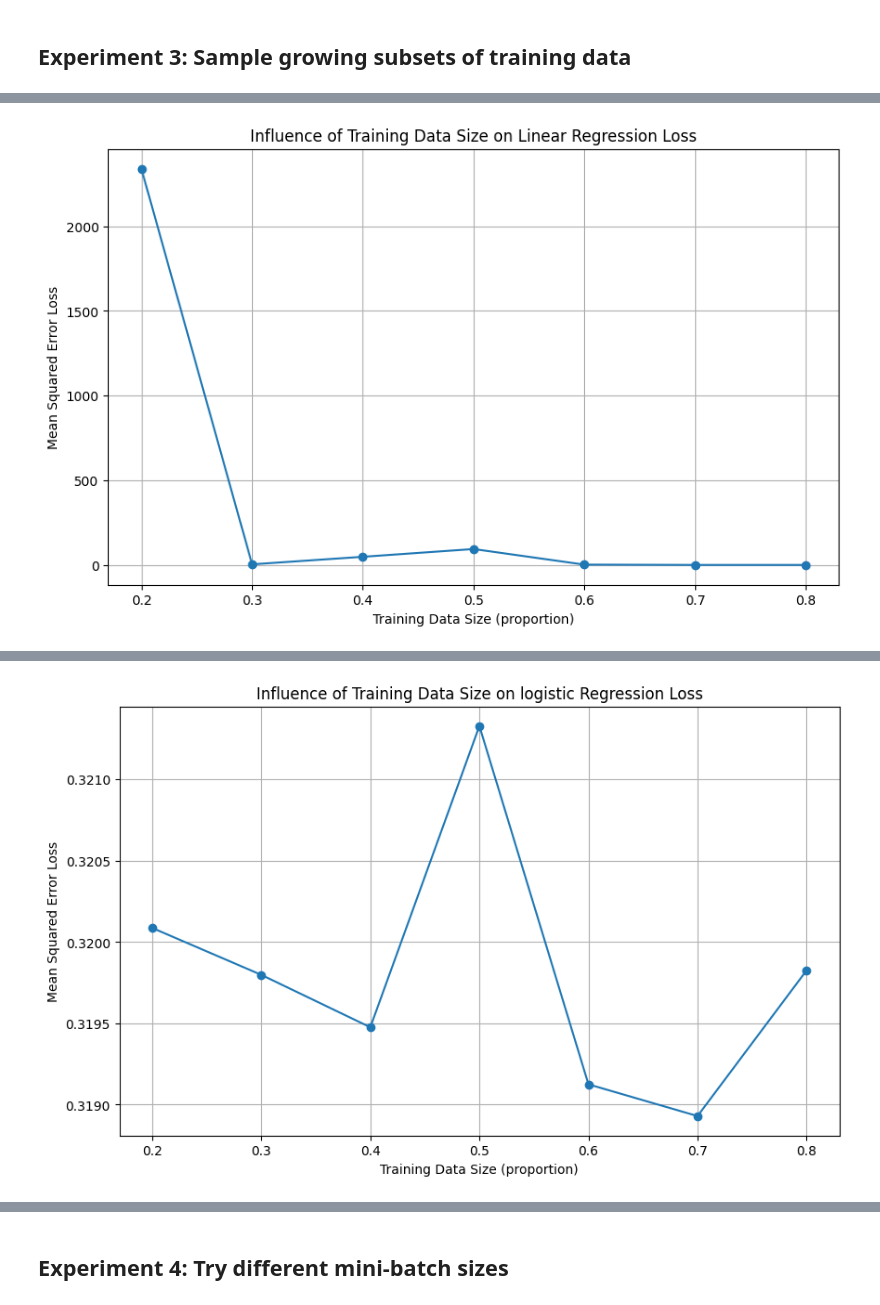
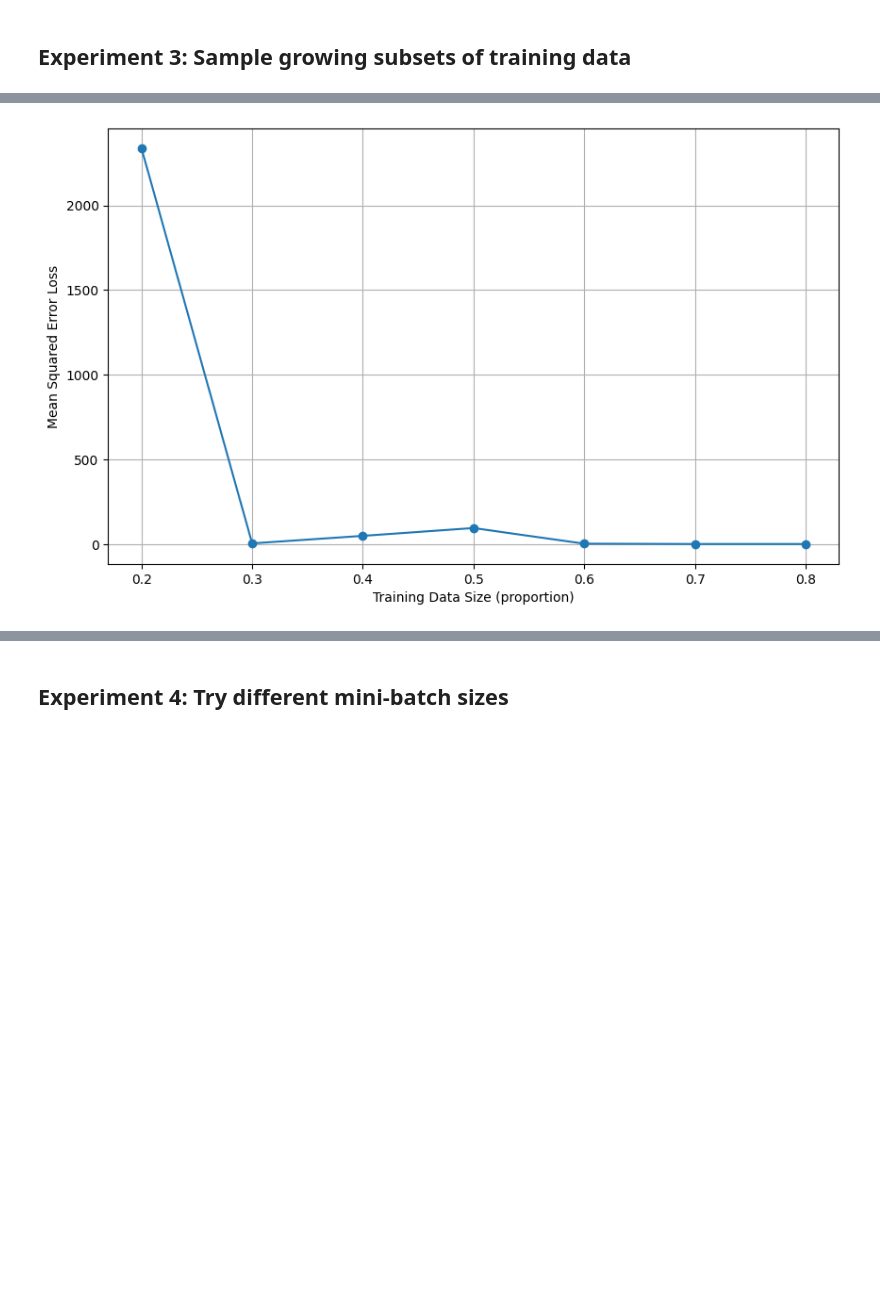
Before and after one commit to HathawayQAQ/COMP551-Machine-Learning, a Jupyter notebook: Assignment1/code.ipynb, the cells around one changed output, grey strips where cells are left out. Drawn from its saved outputs; the diff is of its cells as text; code cells hidden in the pictures; blank space fills up the shorter version.

```diff
--- a/Assignment1/code.ipynb
+++ b/Assignment1/code.ipynb
@@ -338,32 +337,32 @@ def experiment_training_size_influence(X, y, model_selection, train_sizes):
     return losses
 
 train_sizes = [0.2, 0.3, 0.4, 0.5, 0.6, 0.7, 0.8]
+
+# Linear Regression Model
 losses = experiment_training_size_influence(X_train, y_train, LinearRegressionModel, train_sizes)
+
+print("Impact of Training Data Size on Linear Regression Model Performance")
+for size, loss in zip(train_sizes, losses):
+    print(f"Training size: {size:.1f}, Loss: {loss:.4f}")
 
 plt.figure(figsize=(10, 6))
 plt.plot(train_sizes, losses, marker='o')
-plt.title('Influence of Training Data Size on Linear Regression Loss')
 plt.xlabel('Training Data Size (proportion)')
 plt.ylabel('Mean Squared Error Loss')
 plt.grid(True)
 plt.show()
 
+# Logistic Regression Model
+losses = experiment_training_size_influence(X2_train, y2_train, LogisticRegressionModel, train_sizes)
+
+print("\nImpact of Training Data Size on Logistic Regression Model Performance")
 for size, loss in zip(train_sizes, losses):
     print(f"Training size: {size:.1f}, Loss: {loss:.4f}")
 
-
-
-train_sizes = [0.2, 0.3, 0.4, 0.5, 0.6, 0.7, 0.8]
-losses = experiment_training_size_influence(X2_train, y2_train, LogisticRegressionModel, train_sizes)
-
 plt.figure(figsize=(10, 6))
 plt.plot(train_sizes, losses, marker='o')
-plt.title('Influence of Training Data Size on logistic Regression Loss')
 plt.xlabel('Training Data Size (proportion)')
 plt.ylabel('Mean Squared Error Loss')
 plt.grid(True)
 plt.show()
-
-for size, loss in zip(train_sizes, losses):
-    print(f"Training size: {size:.1f}, Loss: {loss:.4f}")
 # %% [output]
@@ -370 +377 @@ for size, loss in zip(train_sizes, losses):
-[figure, old version]
+[figure, new version]
@@ -378 +377,0 @@ Training size: 0.8, Loss: 0.0635
-[figure, removed]
```
Also changed, not shown: parts of 4 cells of this notebook.
